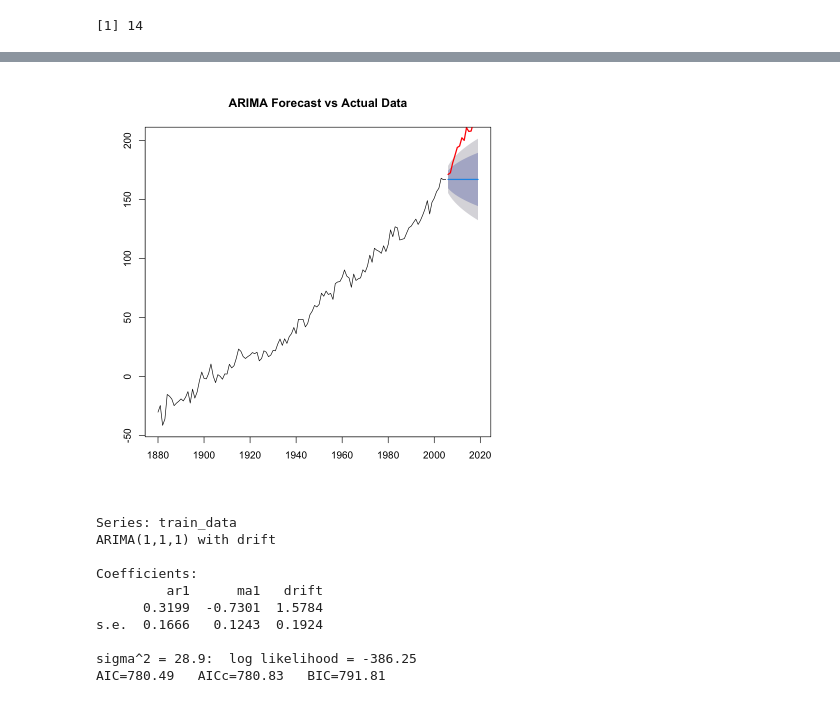
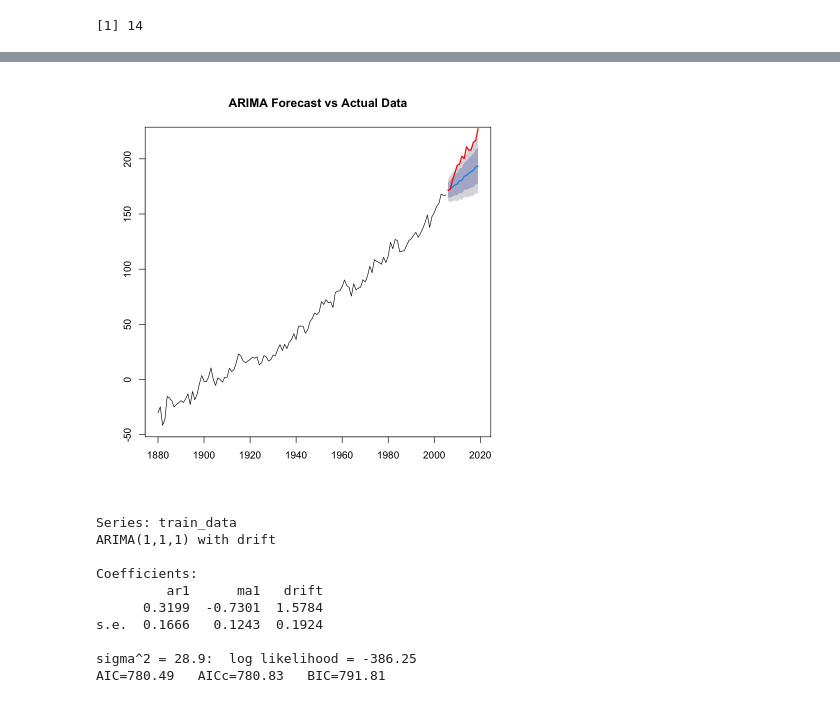
Before and after one commit to mohammed-el-amine-kichah/sea-level-time-series-project, a Jupyter notebook: sea_level.ipynb, the cells around one changed output, grey strips where cells are left out. Saved outputs shown, nothing was run; the diff lists cells and outputs as text; code cells hidden in the pictures.

```diff
--- a/sea_level.ipynb
+++ b/sea_level.ipynb
@@ -201,8 +200,8 @@ results <- forecast_arima(train_data, test_data, order = c(0,1,1))
 # %%
 
-results <- forecast_arima(train_data, test_data, order = c(1,1,1))
+results <- forecast_arima(train_data, test_data, order = c(10,1,7))
 # %% [output]
-[figure, old version]
+[figure, new version]
 # %%
 best_model <- auto.arima(train_data)
 summary(best_model)
```
Also changed, not shown: parts of 26 cells of this notebook.
